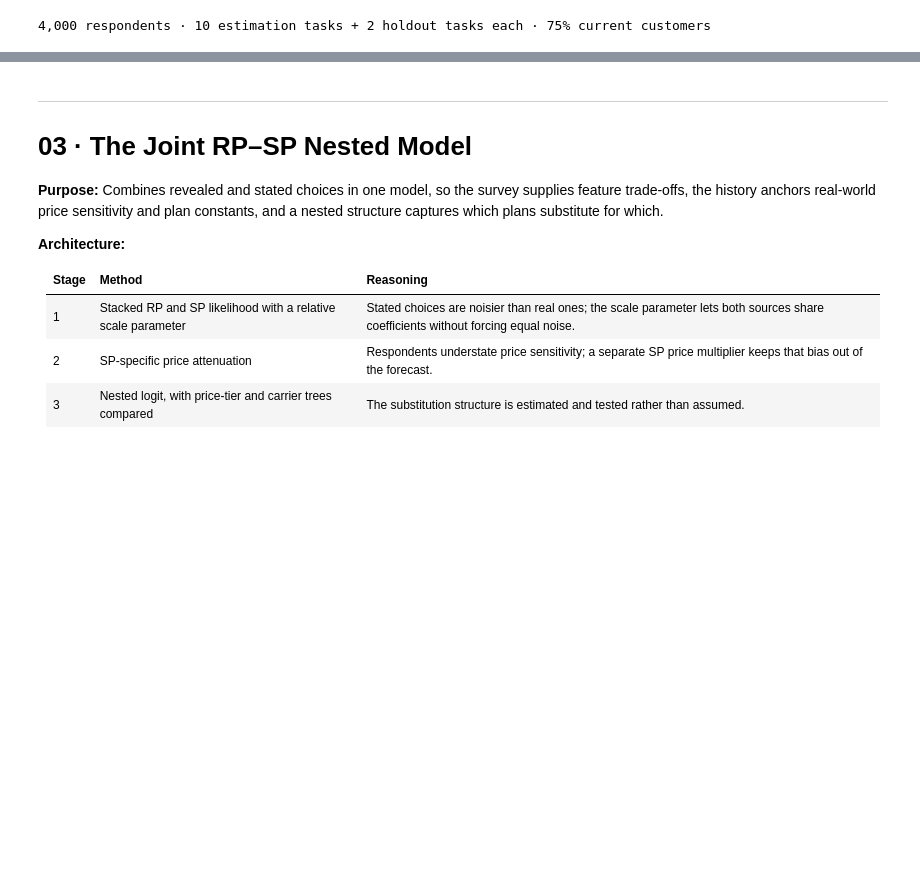
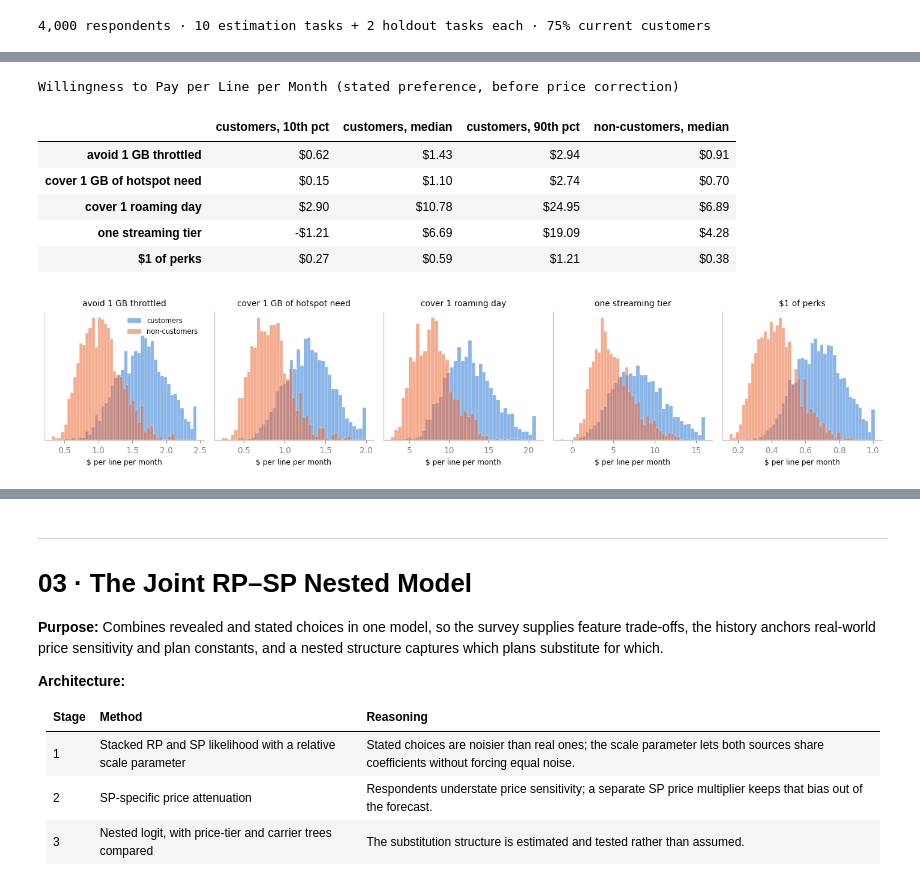
Before and after one commit to paforsey/data-science-portfolio, a Jupyter notebook: case-studies/rate-plan-cannibalization/01_choice_model_estimation.ipynb, the cells around one changed output, grey strips where cells are left out. Drawn from its saved outputs; the diff is of its cells as text; code cells hidden in the pictures; blank space fills up the shorter version.

```diff
--- a/case-studies/rate-plan-cannibalization/01_choice_model_estimation.ipynb
+++ b/case-studies/rate-plan-cannibalization/01_choice_model_estimation.ipynb
@@ -920,0 +1353,59 @@ print(
+# %%
+# Compute Individual Part-Worths
+beta_draws = random_coefficients(theta_sp, Z_250, sp_noncustomer) / SP_SCALE[:K_RANDOM]
+individual = pd.DataFrame(
+    np.einsum('nr,nrk->nk', posterior_250, beta_draws), index = sp_respondent_ids, columns = [f'b_{k}' for k in SP_RANDOM]
+)
+WTP_TERMS = {
+    'throttle': ('avoid 1 GB throttled', -1), 'hotspot': ('cover 1 GB of hotspot need', -1),
+    'roam': ('cover 1 roaming day', -1), 'stream': ('one streaming tier', 1), 'perks': ('$1 of perks', 1),
+}
+for k, (label, sign) in WTP_TERMS.items():
+    individual[f'wtp_{k}'] = np.einsum('nr,nr->n', posterior_250, sign * beta_draws[..., SP_RANDOM.index(k)] / -beta_draws[..., 0])
+individual['is_customer'] = is_customer
+individual['weight'] = sp_weights
+
+population_draws = np.random.default_rng(SEED).standard_normal((1, 200_000, K_RANDOM))
+population_beta = {
+    group: random_coefficients(theta_sp, population_draws, np.array([flag]))[0] / SP_SCALE[:K_RANDOM]
+    for group, flag in [('customers', 0.0), ('non-customers', 1.0)]
+}
+
+
+def population_wtp(group, k, sign, q):
+    b = population_beta[group]
+    return np.percentile(sign * b[:, SP_RANDOM.index(k)] / -b[:, 0], q)
+
+wtp_summary = pd.DataFrame({
+    label: {
+        'customers, 10th pct': population_wtp('customers', k, sign, 10),
+        'customers, median': population_wtp('customers', k, sign, 50),
+        'customers, 90th pct': population_wtp('customers', k, sign, 90),
+        'non-customers, median': population_wtp('non-customers', k, sign, 50),
+    }
+    for k, (label, sign) in WTP_TERMS.items()
+}).T
+display(wtp_summary.style.format(lambda v: f'-${-v:,.2f}' if v < 0 else f'${v:,.2f}')
+        .set_caption('Willingness to Pay per Line per Month (stated preference, before price correction)'))
+
+fig, axes = plt.subplots(1, len(WTP_TERMS), figsize = (13, 2.8))
+for ax, (k, (label, _)) in zip(axes, WTP_TERMS.items()):
+    values = individual[f'wtp_{k}']
+    upper = values.quantile(0.99)
+    for mask, color, name in [(individual['is_customer'], ACCENT, 'customers'), (~individual['is_customer'], ACCENT2, 'non-customers')]:
+        ax.hist(values[mask].clip(upper = upper), bins = 40, density = True, alpha = 0.55, color = color, edgecolor = SURFACE, linewidth = 0.3, label = name)
+    ax.set_title(label, fontsize = 9)
+    ax.set_xlabel('$ per line per month', fontsize = 8)
+    ax.set_yticks([])
+axes[0].legend(frameon = False, fontsize = 7.5)
+plt.tight_layout()
+plt.show()
+# %% [output]
+Willingness to Pay per Line per Month (stated preference, before price correction)
+|  | customers, 10th pct | customers, median | customers, 90th pct | non-customers, median |
+| avoid 1 GB throttled | $0.62 | $1.43 | $2.94 | $0.91 |
+| cover 1 GB of hotspot need | $0.15 | $1.10 | $2.74 | $0.70 |
+| cover 1 roaming day | $2.90 | $10.78 | $24.95 | $6.89 |
+| one streaming tier | -$1.21 | $6.69 | $19.09 | $4.28 |
+| $1 of perks | $0.27 | $0.59 | $1.21 | $0.38 |
+[figure, added]
```
Also changed, not shown: parts of 23 cells of this notebook, 1 other file.
